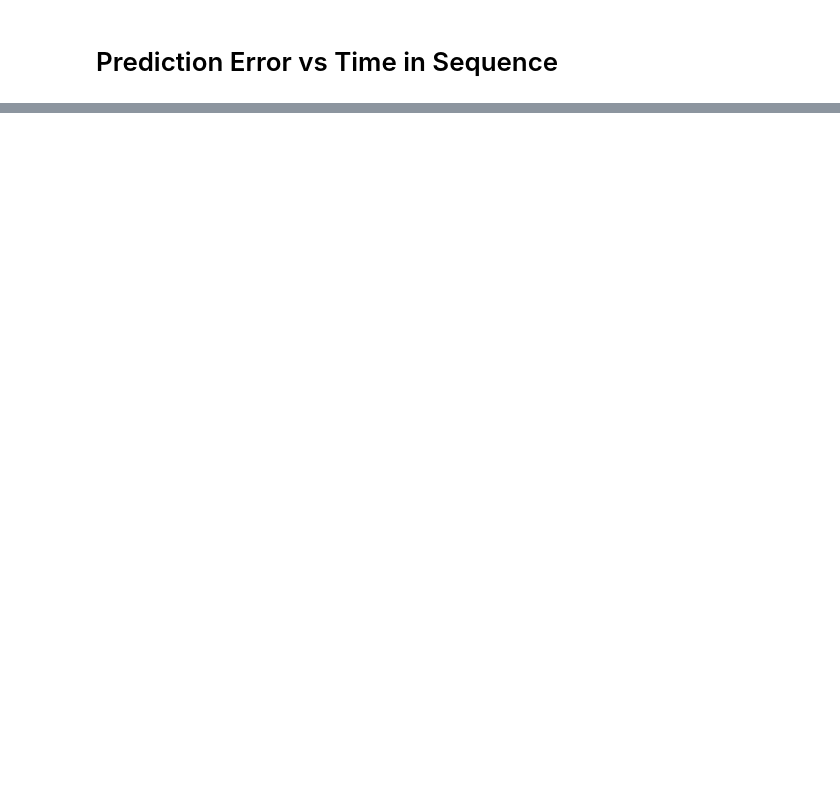
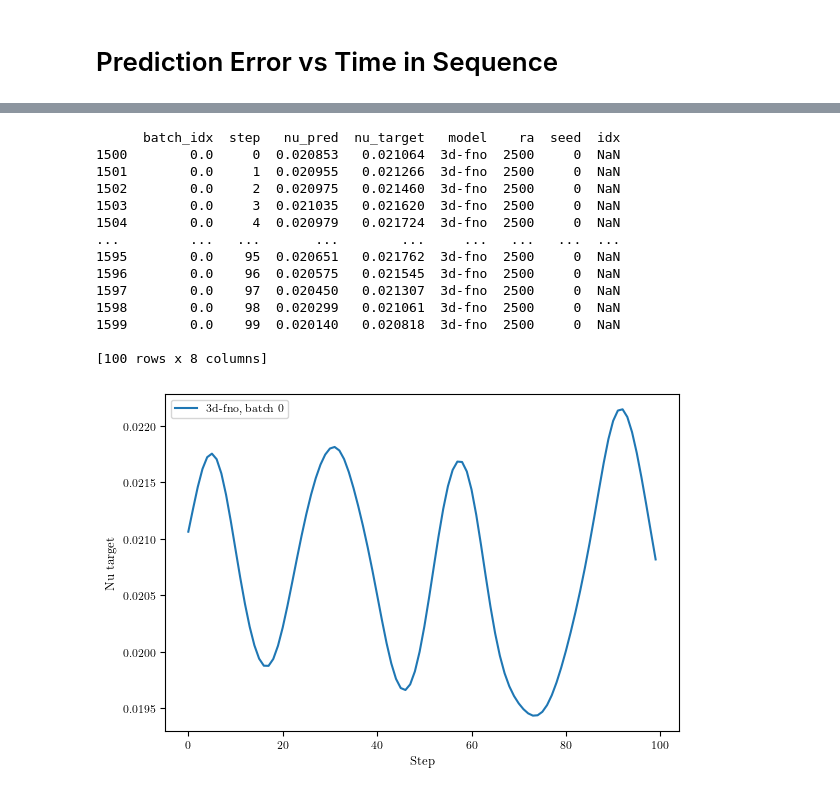
Before and after one commit to tmarkmann/RBC-PINN-Surrogate, a Jupyter notebook: notebooks/tm-7-3D-results.ipynb, the cells around one changed output, grey strips where cells are left out. Cells and saved outputs as stored; diff of their text form; code cells hidden in the pictures; blank space fills up the shorter version.

```diff
--- a/notebooks/tm-7-3D-results.ipynb
+++ b/notebooks/tm-7-3D-results.ipynb
@@ -231,0 +166,10 @@ def plot_error_over_time(df_all: pd.DataFrame, ra_sel: int | float, metric):
+# %%
+df_nu = pd.concat(
+    [get_df(m, "nusselt", r, seed) for m in models for r in ras for seed in seeds],
+    ignore_index=True,
+)
+
+RA = 2500
+df_nu = df_nu[df_nu["ra"] == RA]
+
+print(df_nu)
@@ -231,0 +191,31 @@ def plot_error_over_time(df_all: pd.DataFrame, ra_sel: int | float, metric):
+# %%
+# Example: filter for model="2d-fno" and batch_idx=0
+model_name = "3d-fno"
+batch_id = 0
+
+df_filtered = df_nu[(df_nu["model"] == model_name) & (df_nu["batch_idx"] == batch_id) & (df_nu["seed"] == 0)]
+print(df_filtered)
+
+plt.figure(figsize=(6,4))
+plt.plot(df_filtered["step"], df_filtered["nu_target"], label=f"{model_name}, batch {batch_id}")
+plt.xlabel("Step")
+plt.ylabel("Nu target")
+plt.legend()
+plt.tight_layout()
+plt.show()
+# %% [output]
+      batch_idx  step   nu_pred  nu_target   model    ra  seed  idx
+1500        0.0     0  0.020853   0.021064  3d-fno  2500     0  NaN
+1501        0.0     1  0.020955   0.021266  3d-fno  2500     0  NaN
+1502        0.0     2  0.020975   0.021460  3d-fno  2500     0  NaN
+1503        0.0     3  0.021035   0.021620  3d-fno  2500     0  NaN
+1504        0.0     4  0.020979   0.021724  3d-fno  2500     0  NaN
+...         ...   ...       ...        ...     ...   ...   ...  ...
+1595        0.0    95  0.020651   0.021762  3d-fno  2500     0  NaN
+1596        0.0    96  0.020575   0.021545  3d-fno  2500     0  NaN
+1597        0.0    97  0.020450   0.021307  3d-fno  2500     0  NaN
+1598        0.0    98  0.020299   0.021061  3d-fno  2500     0  NaN
+1599        0.0    99  0.020140   0.020818  3d-fno  2500     0  NaN
+
+[100 rows x 8 columns]
+[figure, added]
```
Also changed, not shown: parts of 16 cells of this notebook, 6 other files.
